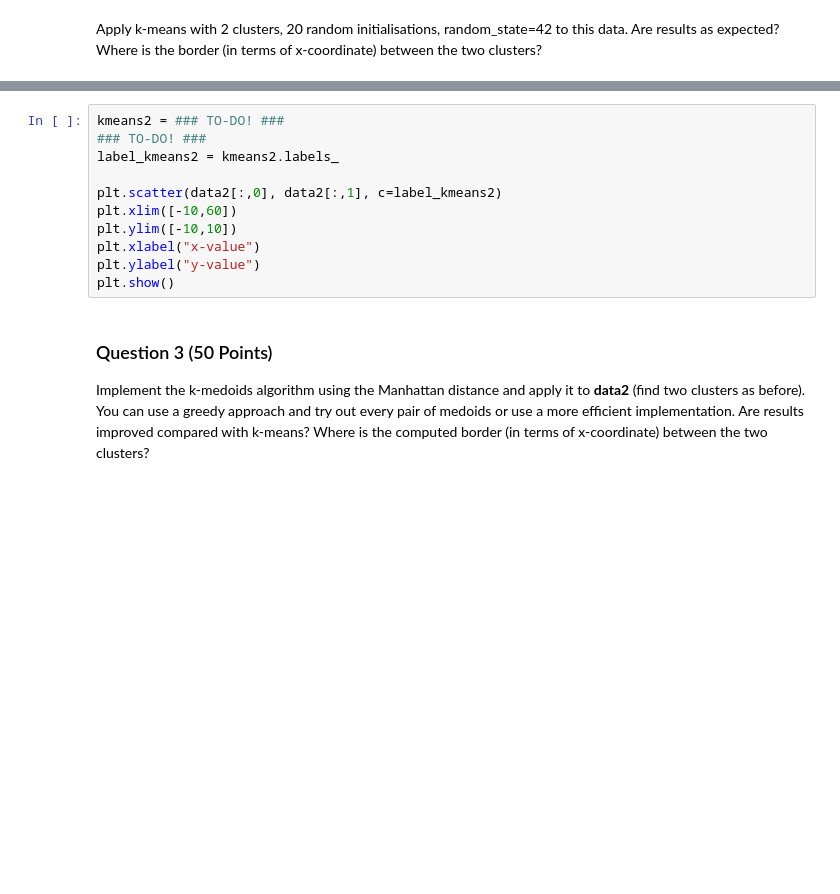
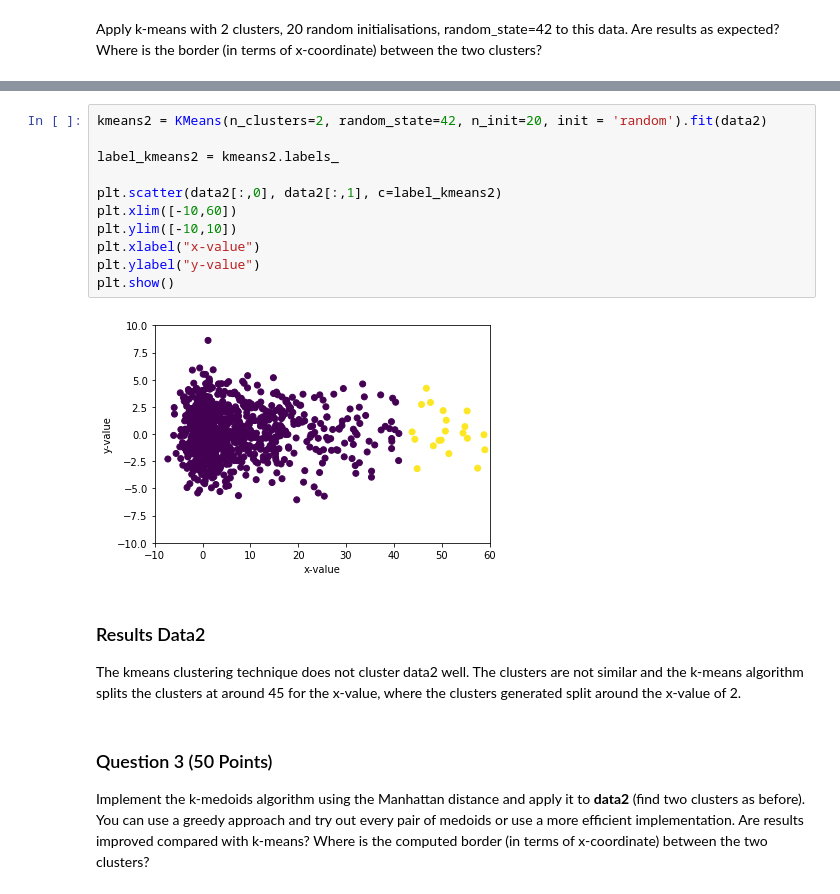
Before and after one commit to akruskal/Kmedoids_ML_Python, a Jupyter notebook: Chapter07-Assessment.ipynb, the cells around one changed output, grey strips where cells are left out. Drawn from its saved outputs; the diff is of its cells as text; blank space fills up the shorter version.

```diff
--- a/Chapter07-Assessment.ipynb
+++ b/Chapter07-Assessment.ipynb
@@ -93,14 +108,20 @@ plt.show()
 # %%
-kmeans2 = ### TO-DO! ###
-### TO-DO! ###
+kmeans2 = KMeans(n_clusters=2, random_state=42, n_init=20, init = 'random').fit(data2)
+
 label_kmeans2 = kmeans2.labels_
 
 plt.scatter(data2[:,0], data2[:,1], c=label_kmeans2)
 plt.xlim([-10,60])
 plt.ylim([-10,10])
 plt.xlabel("x-value")
 plt.ylabel("y-value")
 plt.show()
+# %% [output]
+[figure, added]
+# %% [markdown]
+### Results Data2
+
+The kmeans clustering technique does not cluster data2 well. The clusters are not similar and the k-means algorithm splits the clusters at around 45 for the x-value, where the clusters generated split around the x-value of 2.
 # %% [markdown]
 ### Question 3 (50 Points)
 Implement the k-medoids algorithm using the Manhattan distance and apply it to __data2__ (find two clusters as before). You can use a greedy approach and try out every pair of medoids or use a more efficient implementation. Are results improved compared with k-means? Where is the computed border (in terms of x-coordinate) between the two clusters?
```
Also changed, not shown: parts of 16 cells of this notebook, 1 other file.
